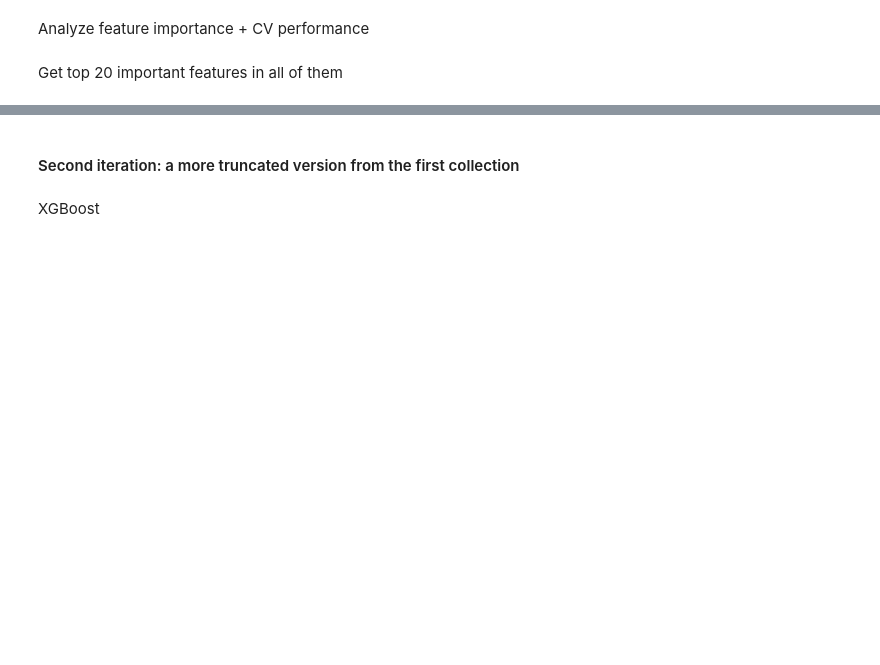
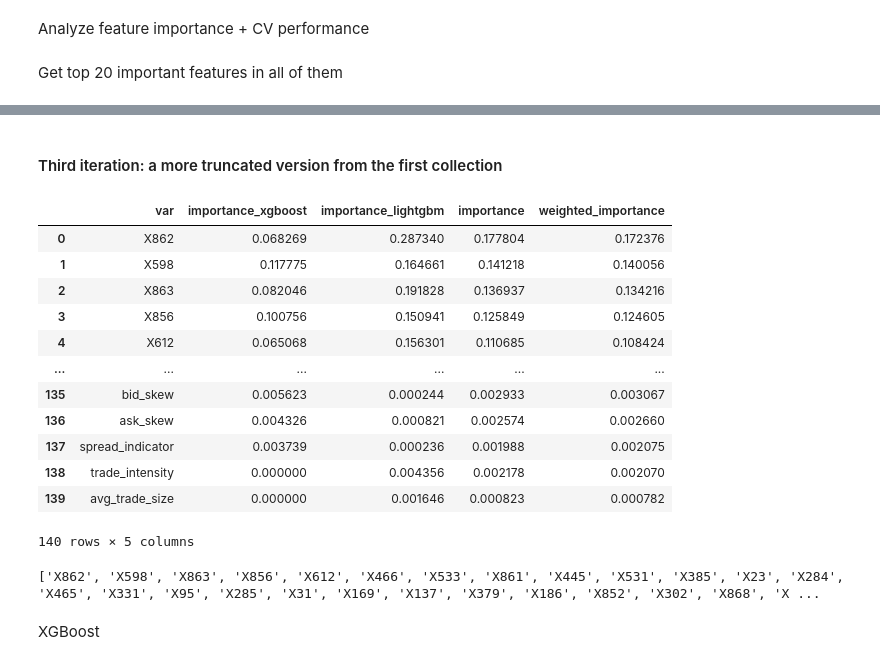
Before and after one commit to justpqa/drw-crypto-market-prediction, a Jupyter notebook: model_training.ipynb, the cells around one changed output, grey strips where cells are left out. Saved outputs shown, nothing was run; the diff lists cells and outputs as text; code cells hidden in the pictures; blank space fills up the shorter version.

```diff
--- a/model_training.ipynb
+++ b/model_training.ipynb
@@ -492,5 +686,38 @@ print(feature_importances_df.loc[:29, "var"].tolist())
+# %%
+feature_importances_df = pd.read_csv("feature_importances_df.csv")
+feature_importances_df
 # %% [markdown]
-#### Second iteration: a more truncated version from the first collection
+#### Third iteration: a more truncated version from the first collection
+# %%
+best_xgboost_score = optuna.load_study(
+    study_name = "xgboost_2_4_101_1000_popular_feature_study",
+    storage = f"sqlite:///xgboost_2_4_101_1000_popular_feature_study.db"
+).best_value
+best_lightgbm_score = optuna.load_study(
+    study_name = "lightgbm_2_4_101_1000_popular_feature_study",
+    storage = f"sqlite:///lightgbm_2_4_101_1000_popular_feature_study.db"
+).best_value
+feature_importances_df["weighted_importance"] = (best_xgboost_score * feature_importances_df["importance_xgboost"] + best_lightgbm_score * feature_importances_df["importance_lightgbm"]) / (best_xgboost_score + best_lightgbm_score)
+feature_importances_df = feature_importances_df.sort_values("weighted_importance", ascending=False, ignore_index=True)
+feature_importances_df
+# %% [output]
+|  | var | importance_xgboost | importance_lightgbm | importance | weighted_importance |
+| 0 | X862 | 0.068269 | 0.287340 | 0.177804 | 0.172376 |
+| 1 | X598 | 0.117775 | 0.164661 | 0.141218 | 0.140056 |
+| 2 | X863 | 0.082046 | 0.191828 | 0.136937 | 0.134216 |
+| 3 | X856 | 0.100756 | 0.150941 | 0.125849 | 0.124605 |
+| 4 | X612 | 0.065068 | 0.156301 | 0.110685 | 0.108424 |
+| ... | ... | ... | ... | ... | ... |
+| 135 | bid_skew | 0.005623 | 0.000244 | 0.002933 | 0.003067 |
+| 136 | ask_skew | 0.004326 | 0.000821 | 0.002574 | 0.002660 |
+| 137 | spread_indicator | 0.003739 | 0.000236 | 0.001988 | 0.002075 |
+| 138 | trade_intensity | 0.000000 | 0.004356 | 0.002178 | 0.002070 |
+| 139 | avg_trade_size | 0.000000 | 0.001646 | 0.000823 | 0.000782 |
+140 rows × 5 columns
+# %%
+print(feature_importances_df.loc[:49, "var"].tolist())
+# %% [output]
+['X862', 'X598', 'X863', 'X856', 'X612', 'X466', 'X533', 'X861', 'X445', 'X531', 'X385', 'X23', 'X284', 'X465', 'X331', 'X95', 'X285', 'X31', 'X169', 'X137', 'X379', 'X186', 'X852', 'X302', 'X868', 'X ...
 # %% [markdown]
 XGBoost
 # %%
```
Also changed, not shown: parts of 52 cells of this notebook, 8 other files.
